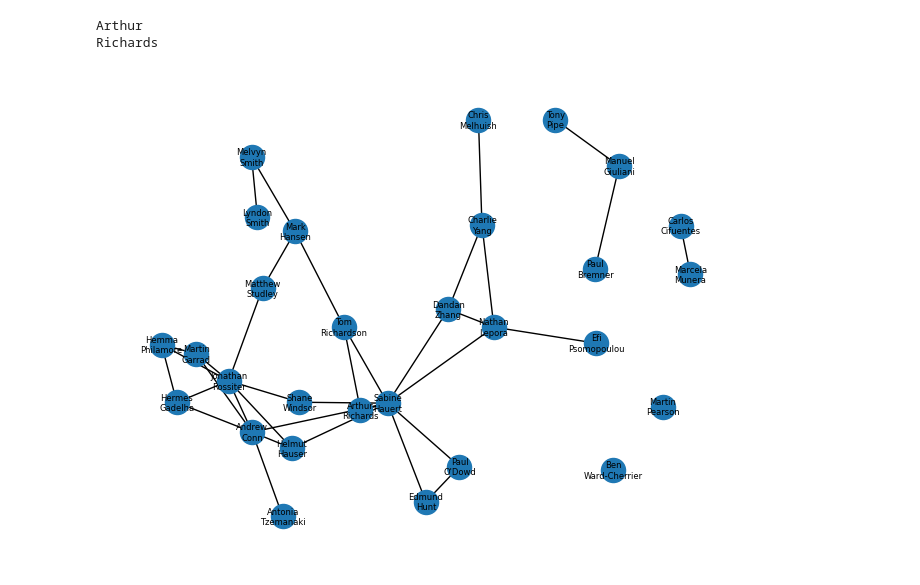
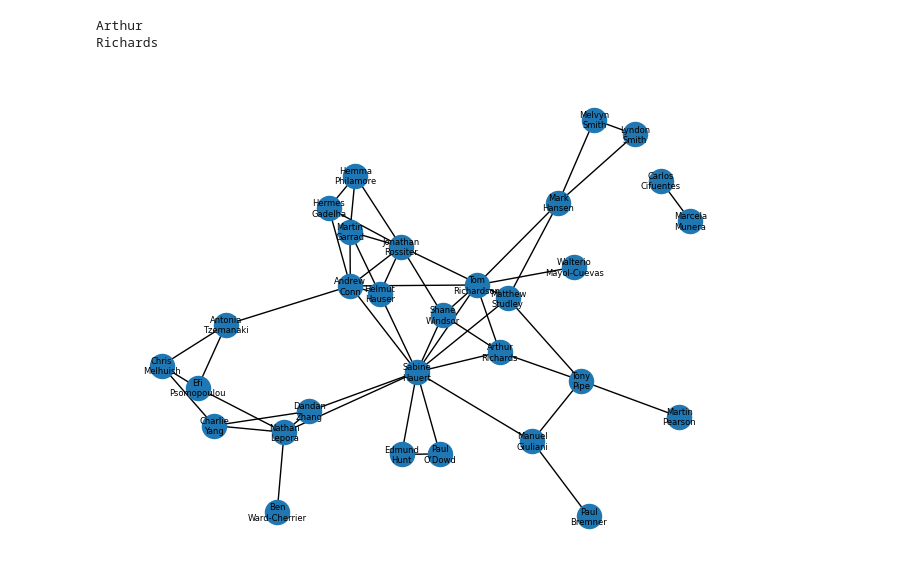
Before and after one commit to arthurrichards77/publication_scraping, a Jupyter notebook: analysis.ipynb, the cells around one changed output. Cells and saved outputs as stored; diff of their text form; code cells hidden in the pictures.

Commit message:
Tidier analysis and graphs

```diff
--- a/analysis.ipynb
+++ b/analysis.ipynb
@@ -10,3 +10,16 @@ import pandas as pd
 Look at last five years
 # %%
 brl_always = pd.read_excel('results/all_brl.xlsx')
+# %%
+def merge_author_list_func(this_row):
+    alist = []
+    if type(this_row.uob_author_list)==str:
+        alist = eval(this_row.uob_author_list)
+    if type(this_row.uwe_author_list)==str:
+        alist = alist + eval(this_row.uwe_author_list)
+    if type(this_row.scholar_author_list)==str:
+        alist = alist + eval(this_row.scholar_author_list)
+    return alist
+
+brl_always['all_author_list'] = brl_always.apply(merge_author_list_func, axis=1)
+brl_always
@@ -25,0 +58,3 @@ total_num_papers
+# %%
+brl_since_2018 = brl_always[brl_always['year']>2018]
+len(brl_since_2018)
@@ -26,14 +67,14 @@ total_num_papers
 # %%
 authors = set([])
-for a in brl_2023['uwe_author_list']:
+for a in brl_since_2018['uwe_author_list']:
     if type(a)==str:
         #print(eval(a))
         authors = authors.union(set(eval(a)))
-for a in brl_2023['uob_author_list']:
+for a in brl_since_2018['uob_author_list']:
     if type(a)==str:
         #print(eval(a))
         authors = authors.union(set(eval(a)))
-for a in brl_2023['scholar_author_list']:
+for a in brl_since_2018['scholar_author_list']:
     if type(a)==str:
         #print(eval(a))
         authors = authors.union(set(eval(a)))
@@ -96,5 +110,5 @@ brl_2023
 # %%
-for a in brl_2023['all_author_list']:
+for a in brl_since_2018['all_author_list']:
     if len(a)>1:
         #print(a)
         for i in range(len(a)):
@@ -119,13 +133,13 @@ Richards
 # %%
 #pos = nx.random_layout(G)
 #pos = nx.circular_layout(G)
-pos = nx.planar_layout(G)
+#pos = nx.planar_layout(G)
 #pos = nx.bipartite_layout(G)
-#pos = nx.kamada_kawai_layout(G, weight=None)
+pos = nx.kamada_kawai_layout(G, weight=None)
 pos = nx.spring_layout(G,k=1,pos = pos, weight=None)
 nx.draw(G, pos)
 
 label_dict = {n: fix_label(n) for n in G}
 labels = nx.draw_networkx_labels(G, pos, font_size=6, labels=label_dict)
 # %% [output]
-[figure, old version]
+[figure, new version]
```
Also changed, not shown: parts of 11 cells of this notebook.
